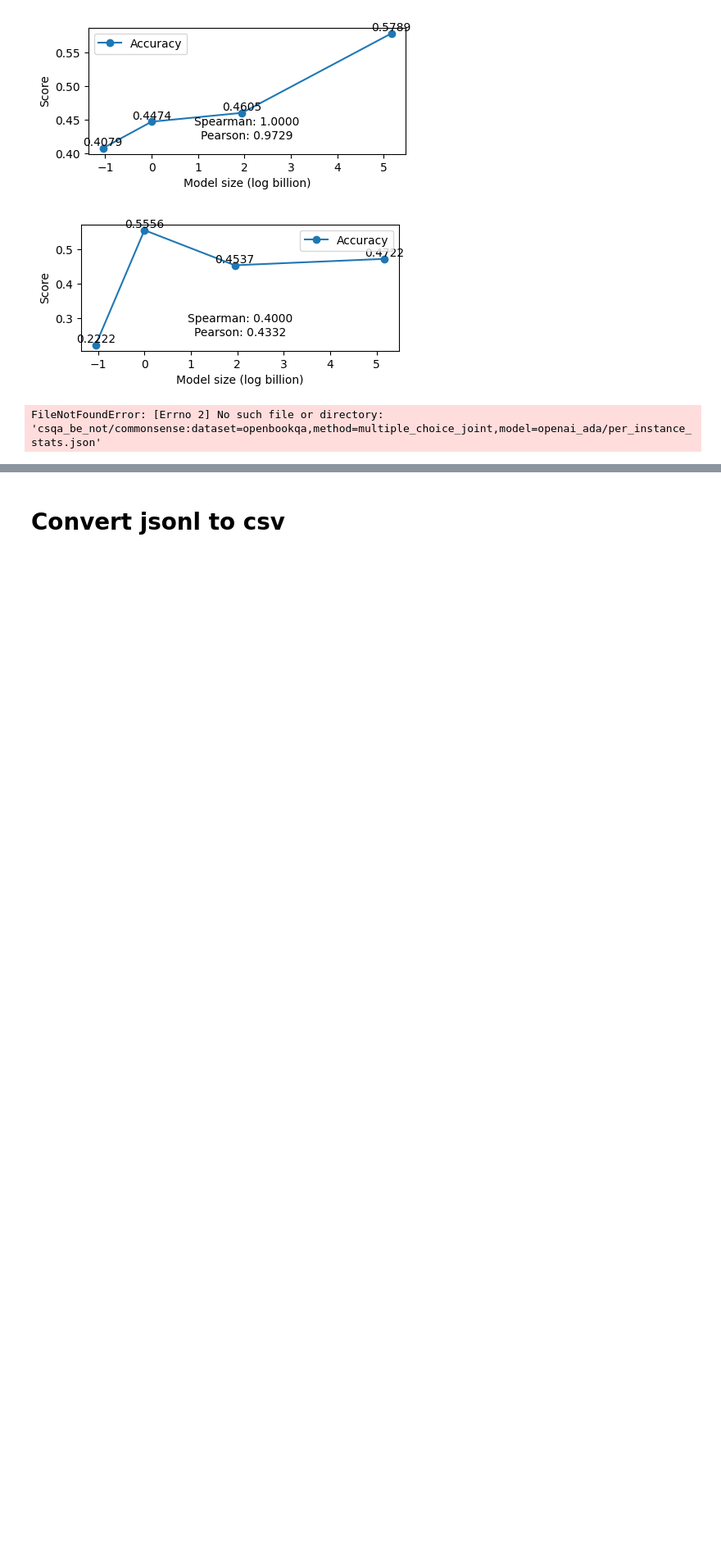
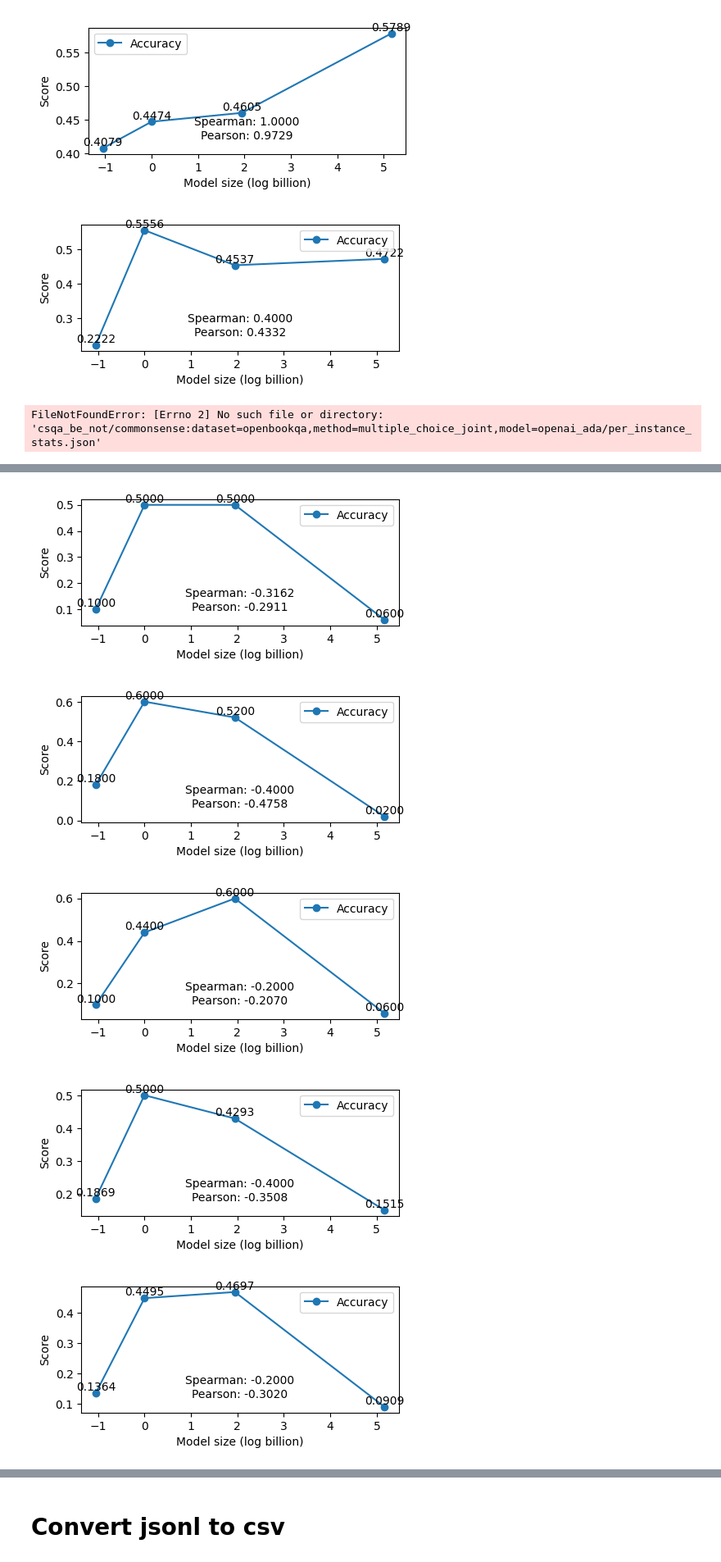
Before and after one commit to yuhui-zh15/InverseScaling, a Jupyter notebook: eval_pipeline/results/analyze_results.ipynb, the cells around one changed output, grey strips where cells are left out. Shown at 82% size. Cells and saved outputs as stored; diff of their text form; code cells hidden in the pictures; blank space fills up the shorter version.

```diff
--- a/eval_pipeline/results/analyze_results.ipynb
+++ b/eval_pipeline/results/analyze_results.ipynb
@@ -248,0 +268,26 @@ FileNotFoundError: [Errno 2] No such file or directory: 'csqa_be_not/commonsense
+# %%
+inputs, results = load_data("misprimed_sampled_negated_lama")
+probs, accs = compute_stats(inputs, results, filter_fn=lambda x: x["metadata"]["dataset"] == "ConceptNet" and x["metadata"]["category"] == "high_ranked")
+plot_curve(probs, accs)
+inputs, results = load_data("misprimed_sampled_negated_lama")
+probs, accs = compute_stats(inputs, results, filter_fn=lambda x: x["metadata"]["dataset"] == "ConceptNet" and x["metadata"]["category"] == "low_ranked")
+plot_curve(probs, accs)
+inputs, results = load_data("misprimed_sampled_negated_lama")
+probs, accs = compute_stats(inputs, results, filter_fn=lambda x: x["metadata"]["dataset"] == "ConceptNet" and x["metadata"]["category"] == "random")
+plot_curve(probs, accs)
+
+inputs, results = load_data("misprimed_sampled_negated_lama")
+probs, accs = compute_stats(inputs, results, filter_fn=lambda x: x["metadata"]["dataset"] == "TREx" and x["metadata"]["category"] == "high_ranked")
+plot_curve(probs, accs)
+inputs, results = load_data("misprimed_sampled_negated_lama")
+probs, accs = compute_stats(inputs, results, filter_fn=lambda x: x["metadata"]["dataset"] == "TREx" and x["metadata"]["category"] == "low_ranked")
+plot_curve(probs, accs)
+inputs, results = load_data("misprimed_sampled_negated_lama")
+probs, accs = compute_stats(inputs, results, filter_fn=lambda x: x["metadata"]["dataset"] == "TREx" and x["metadata"]["category"] == "random")
+plot_curve(probs, accs)
+# %% [output]
+[figure, added]
+[figure, added]
+[figure, added]
+[figure, added]
+[figure, added]
```
Also changed, not shown: parts of 4 cells of this notebook.
